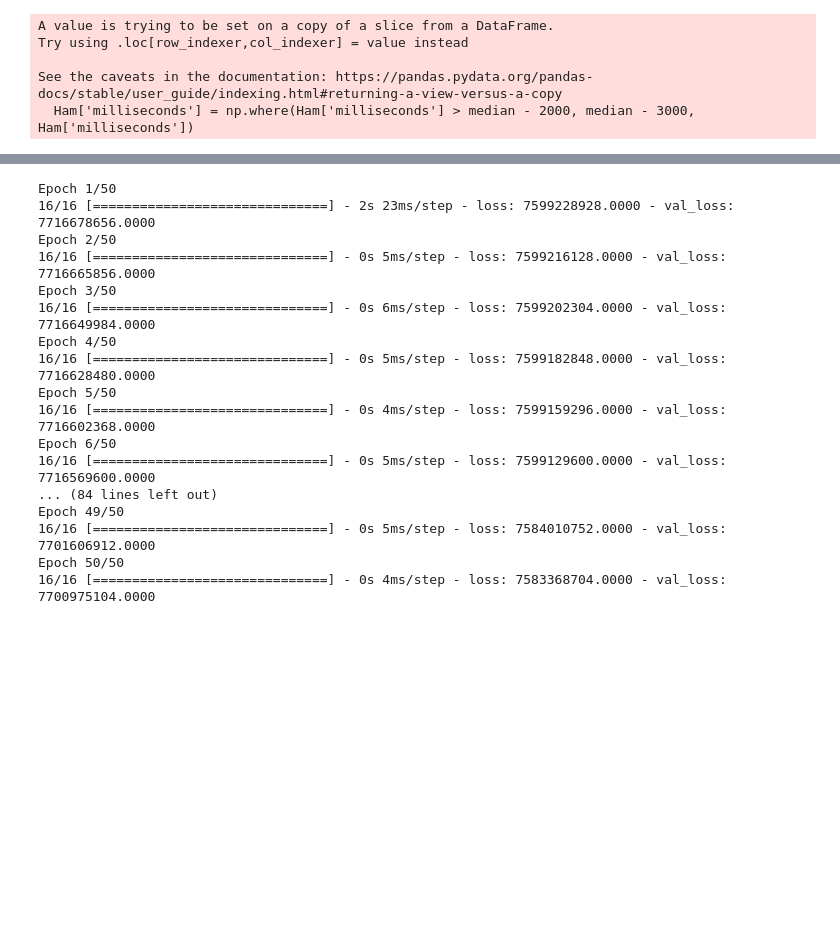
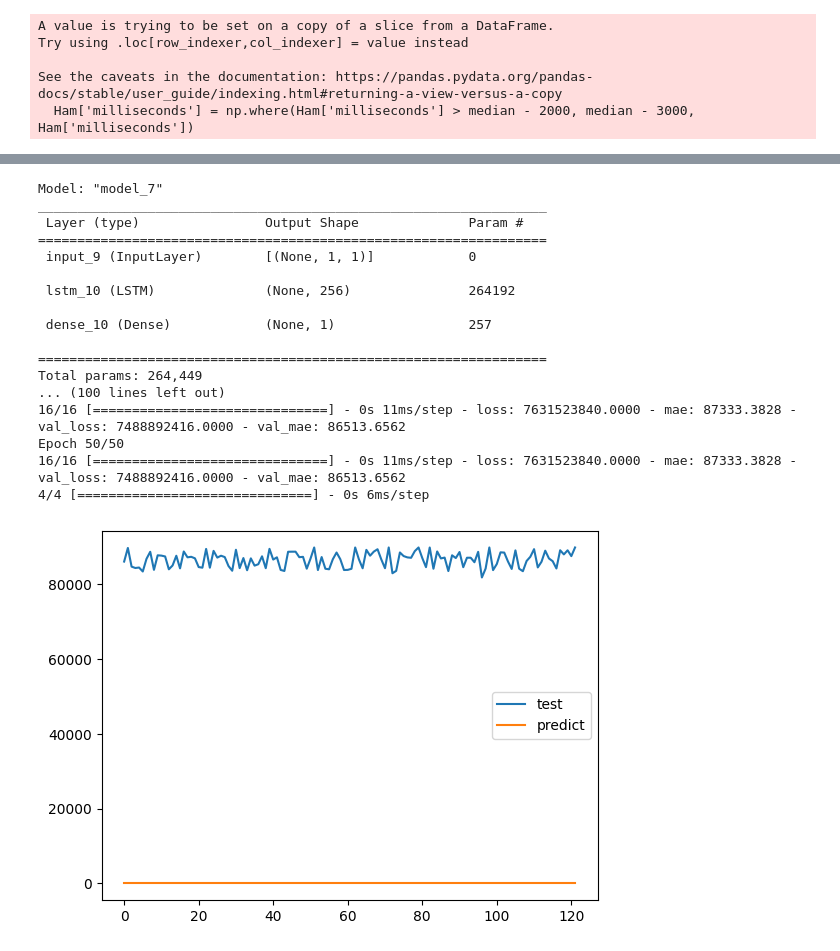
Before and after one commit to ProkkalyDavid/Formula1LaptTimePrediction, a Jupyter notebook: Formula1RNN.ipynb, the cells around one changed output, grey strips where cells are left out. Drawn from its saved outputs; the diff is of its cells as text; code cells hidden in the pictures; blank space fills up the shorter version.

```diff
--- a/Formula1RNN.ipynb
+++ b/Formula1RNN.ipynb
@@ -94,3 +95,49 @@ plt.plot(laps,milliseconds)
+# %%
+def lookback1t1(milliseconds,look):
+    X = []
+    Y = []
+    for i in range(0,len(milliseconds)-look):
+        X.append(milliseconds[i:i+look])
+        Y.append(milliseconds[i+look])
+    return np.array(X),np.array(Y)
+# %%
+x,y = lookback1t1(milliseconds,1)
+X_train = x[0:int(len(x)*0.8)]
+X_test = x[int(len(x)*0.8):len(x)]
+y_train = y[0:int(len(y)*0.8)]
+y_test = y[int(len(y)*0.8):len(y)]
+inputs1 = tf.keras.layers.Input(shape=(1, 1))
+x = tf.keras.layers.LSTM(256)(inputs1)
+out = tf.keras.layers.Dense(1,activation="linear")(x)
+model = Model(inputs=inputs1, outputs=out)
+model.summary()
+model.compile(loss='mse', optimizer='adam', metrics=['mae'])
+model.fit(X_train.tolist(),y_train.tolist(),epochs=50,validation_data=(X_test.tolist(),y_test.tolist()))
+prediction = model.predict(X_test)
+plt.figure()
+plt.plot(y_test,label='test')
+plt.plot(prediction,label='predict')
+plt.legend()
+plt.show()
+# %% [output]
+Model: "model_7"
+_________________________________________________________________
+ Layer (type)                Output Shape              Param #
+=================================================================
+ input_9 (InputLayer)        [(None, 1, 1)]            0
+
+ lstm_10 (LSTM)              (None, 256)               264192
+
+ dense_10 (Dense)            (None, 1)                 257
+
+=================================================================
+Total params: 264,449
+... (100 lines left out)
+16/16 [==============================] - 0s 11ms/step - loss: 7631523840.0000 - mae: 87333.3828 - val_loss: 7488892416.0000 - val_mae: 86513.6562
+Epoch 50/50
+16/16 [==============================] - 0s 11ms/step - loss: 7631523840.0000 - mae: 87333.3828 - val_loss: 7488892416.0000 - val_mae: 86513.6562
+4/4 [==============================] - 0s 6ms/step
+[figure, added]
 # %%
 def lookback(milliseconds,look):
     X = []
@@ -115,30 +148,0 @@ X = np.reshape(X, (X.shape[0], 1, X.shape[1]))
-# %%
-# Felosztjuk az adatokat tanuló és teszt halmazokra
-X_train, X_test, y_train, y_test = train_test_split(X, y, test_size=0.2, random_state=42)
-
-# RNN modell létrehozása
-model = Sequential()
-model.add(LSTM(50, activation='relu', input_shape=(X_train.shape[1], X_train.shape[2])))
-model.add(Dense(1))
-model.compile(optimizer='adam', loss='mse')
-
-# Modell tanítása
-history = model.fit(X_train, y_train, epochs=50, validation_data=(X_test, y_test), shuffle=False)
-# %% [output]
-Epoch 1/50
-16/16 [==============================] - 2s 23ms/step - loss: 7599228928.0000 - val_loss: 7716678656.0000
-Epoch 2/50
-16/16 [==============================] - 0s 5ms/step - loss: 7599216128.0000 - val_loss: 7716665856.0000
-Epoch 3/50
-16/16 [==============================] - 0s 6ms/step - loss: 7599202304.0000 - val_loss: 7716649984.0000
-Epoch 4/50
-16/16 [==============================] - 0s 5ms/step - loss: 7599182848.0000 - val_loss: 7716628480.0000
-Epoch 5/50
-16/16 [==============================] - 0s 4ms/step - loss: 7599159296.0000 - val_loss: 7716602368.0000
-Epoch 6/50
-16/16 [==============================] - 0s 5ms/step - loss: 7599129600.0000 - val_loss: 7716569600.0000
-... (84 lines left out)
-Epoch 49/50
-16/16 [==============================] - 0s 5ms/step - loss: 7584010752.0000 - val_loss: 7701606912.0000
-Epoch 50/50
-16/16 [==============================] - 0s 4ms/step - loss: 7583368704.0000 - val_loss: 7700975104.0000
```
Also changed, not shown: parts of 9 cells of this notebook.
